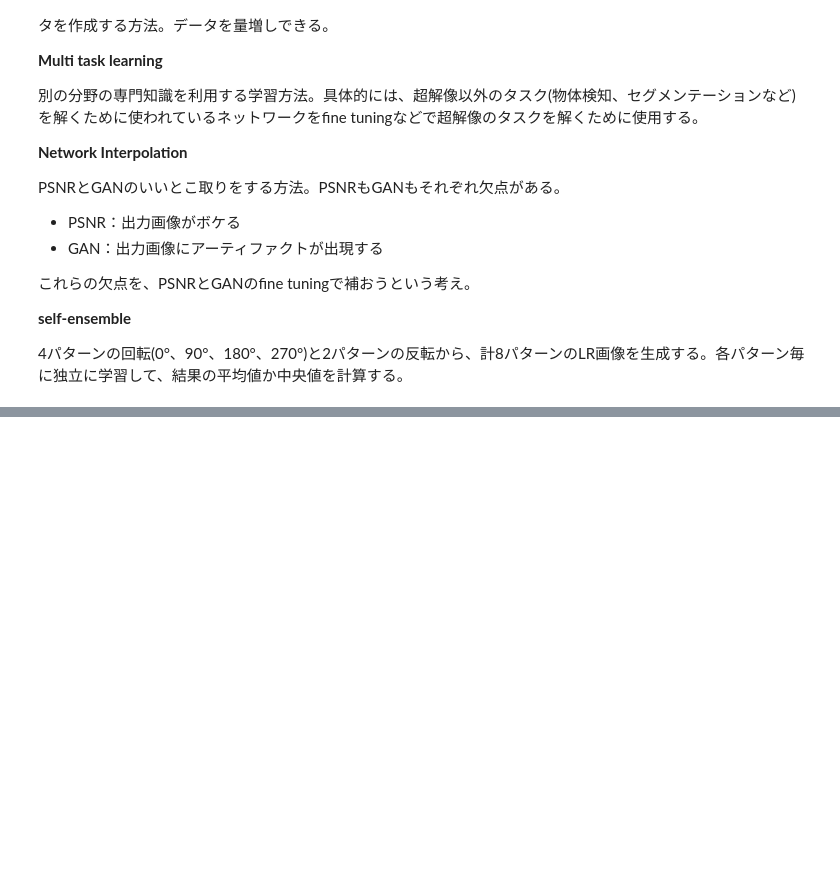
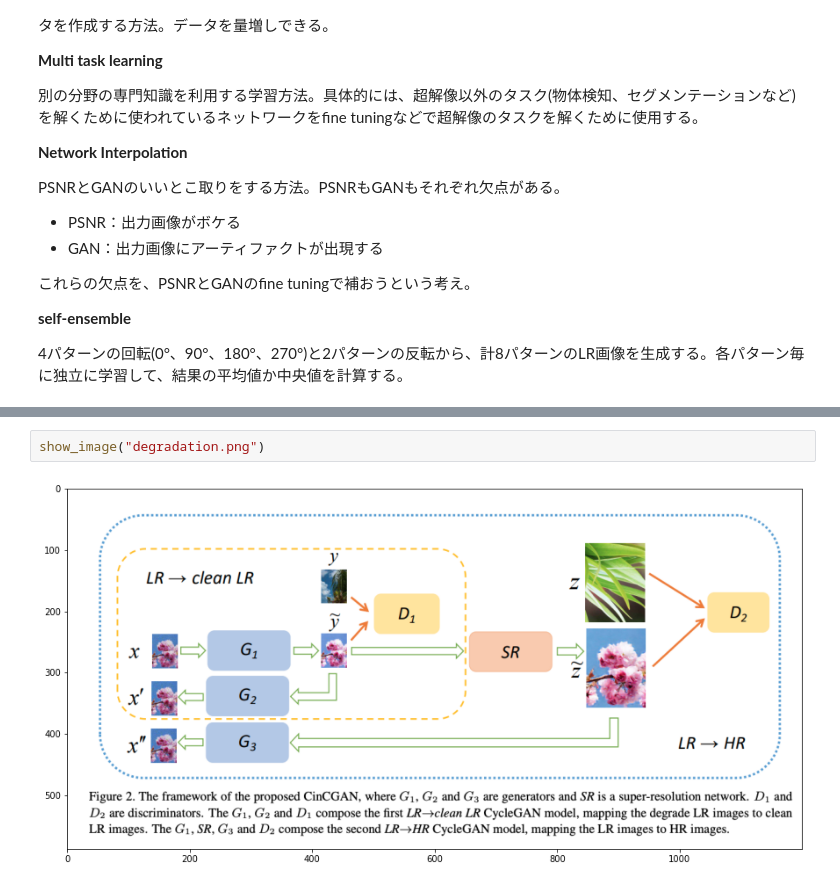
Before and after one commit to 4may/SuperResolutionSurvey, a Jupyter notebook: survey.ipynb, the cells around one changed output, grey strips where cells are left out. Drawn from its saved outputs; the diff is of its cells as text; blank space fills up the shorter version.

```diff
--- a/survey.ipynb
+++ b/survey.ipynb
@@ -590,0 +637,4 @@ PSNRとGANのいいとこ取りをする方法。PSNRもGANもそれぞれ欠点
+# %%
+show_image("degradation.png")
+# %% [output]
+[figure, added]
```
Also changed, not shown: parts of 35 cells of this notebook.
